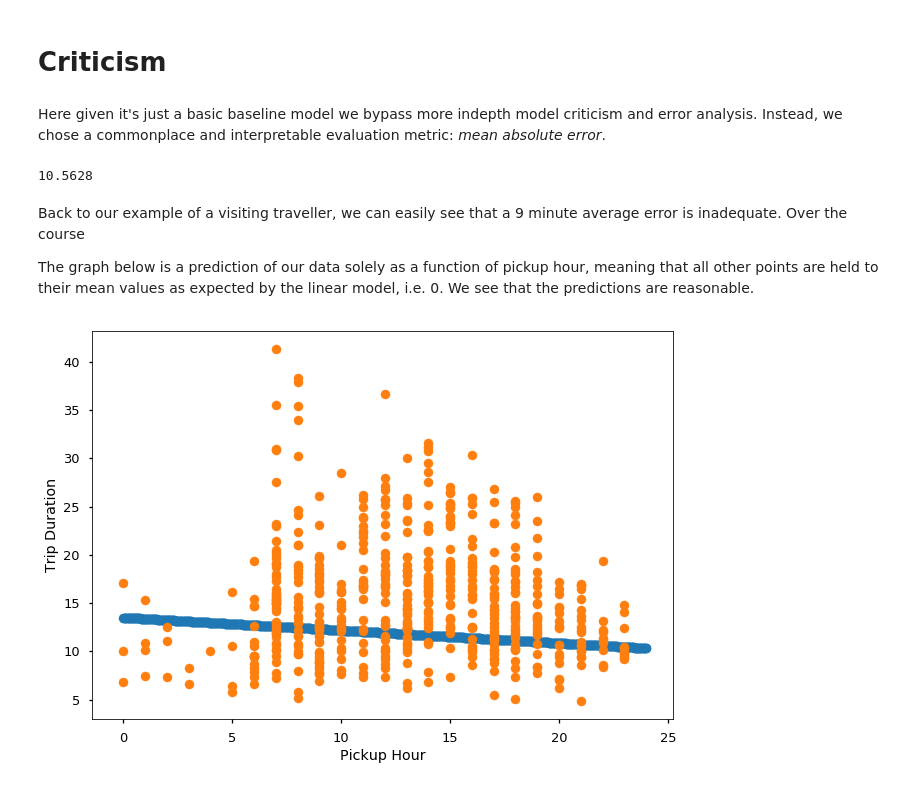
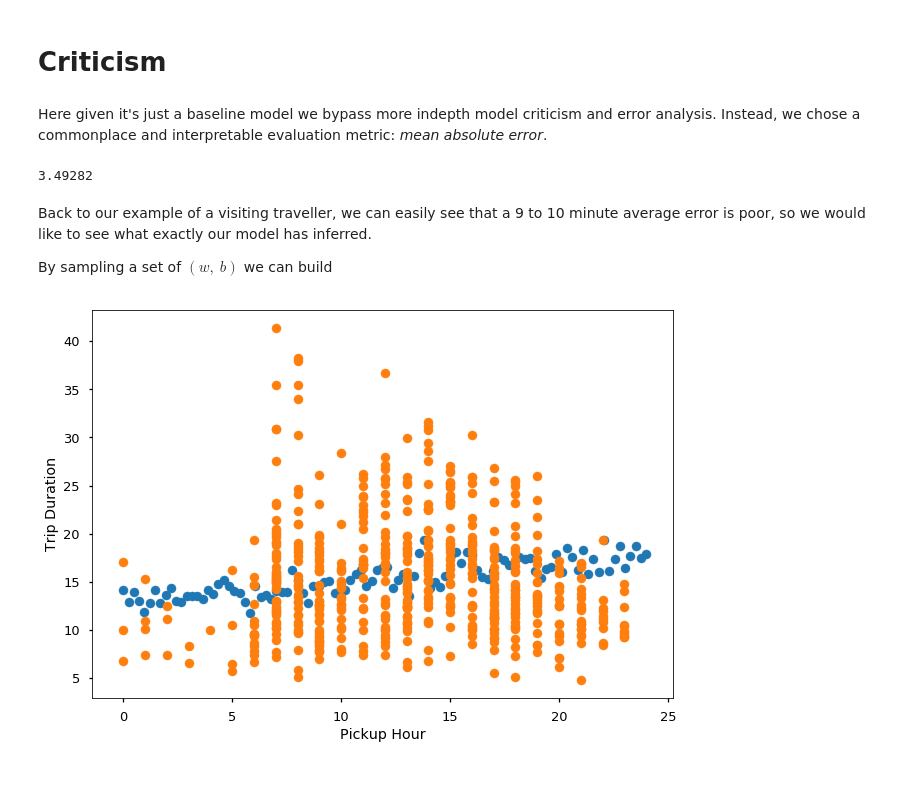
Before and after one commit to colby-j-wise/Probabilistic_Programming, a Jupyter notebook: FinalProject_GLM.ipynb, the cells around one changed output. Saved outputs shown, nothing was run; the diff lists cells and outputs as text; code cells hidden in the pictures.

Commit message:
minor edits to wording/spelling and better visualizations

```diff
--- a/FinalProject_GLM.ipynb
+++ b/FinalProject_GLM.ipynb
@@ -151,24 +143,24 @@ inference.run(n_iter=1000)
 # %% [markdown]
 # Criticism
 # %% [markdown]
-Here given it's just a basic baseline model we bypass more indepth model criticism and error analysis. Instead, we chose a commonplace and interpretable evaluation metric: *mean absolute error*.
+Here given it's just a baseline model we bypass more indepth model criticism and error analysis. Instead, we chose a commonplace and interpretable evaluation metric: *mean absolute error*.
 # %%
 N, D = x_test.shape
 X_eval = tf.placeholder(tf.float32, [N, D])
-y_posterior_predictive = ed.models.Normal(loc=ed.dot(X_eval, qw) + qb, scale=qalpha)
+y_posterior_predictive = ed.models.Normal(loc=ed.dot(X_eval, qw) + qb, scale=[1.0])
 print(ed.evaluate("mean_absolute_error",
                   data={X_eval: x_test.as_matrix(),
                         y_posterior_predictive: np.reshape(y_test_raw.as_matrix(), (y_test_raw.shape[0]))},
                   output_key=y_posterior_predictive))
 # %% [output]
-10.5628
+3.49282
 # %%
 # To Do - Make sure clear on what this graph is. Need to update wordding below because it's a bit contradictory...
-# %% [markdown]
-Back to our example of a visiting traveller, we can easily see that a 9 minute average error is inadequate. Over the course
-
-The graph below is a prediction of our data solely as a function of pickup hour, meaning that all other points are held to their mean values as expected by the linear model, i.e. 0. We see that the predictions are reasonable.
+# %% [markdown]
+Back to our example of a visiting traveller, we can easily see that a 9 to 10 minute average error is poor, so we would like to see what exactly our model has inferred.
+
+By sampling a set of $(w,\ b)$ we can build
 # %%
-visualizations.vis_glm(1000, indicator_cols, vis, qw, qb, qalpha)
+visualizations.vis_glm(100, indicator_cols, vis, qw, qb)
 # %% [output]
-[figure, old version]
+[figure, new version]
```
Also changed, not shown: parts of 8 cells of this notebook, 2 other files.
